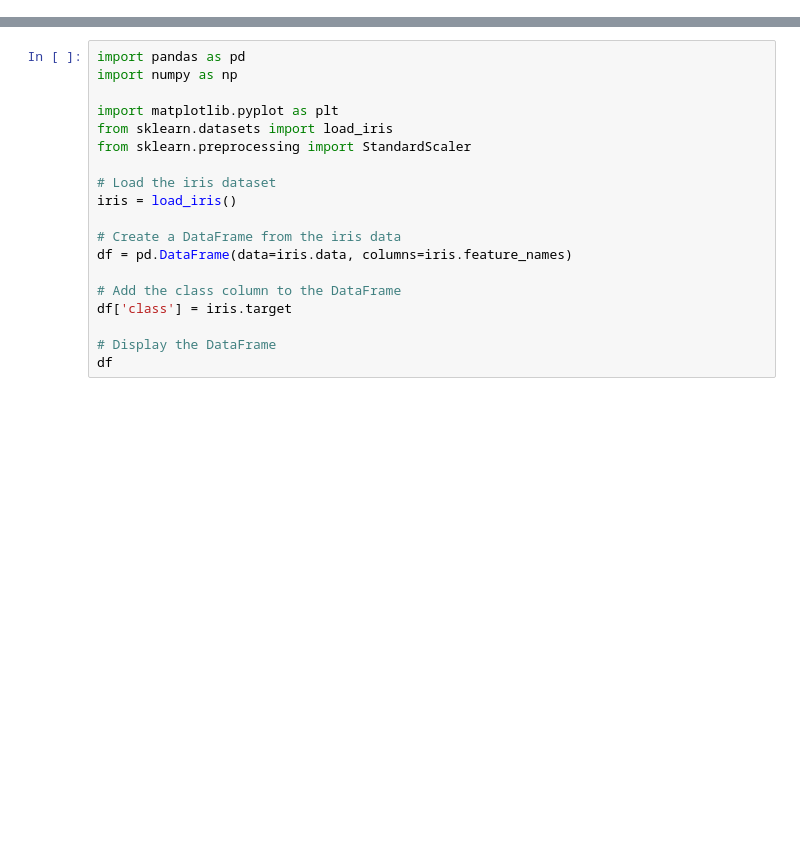
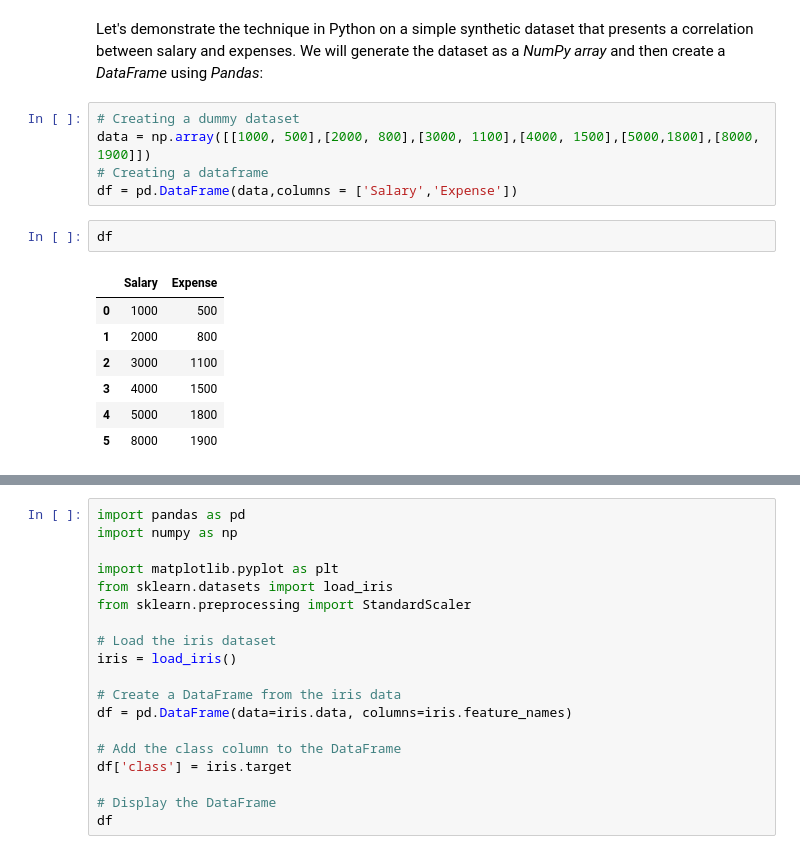
Before and after one commit to KalinaMarkova/Math-for-Developers-Course, a Jupyter notebook: 08. Exam Project/Draft.ipynb, the cells around one changed output, grey strips where cells are left out. Drawn from its saved outputs; the diff is of its cells as text; blank space fills up the shorter version.

```diff
--- a/08. Exam Project/Draft.ipynb
+++ b/08. Exam Project/Draft.ipynb
@@ -19,0 +48,17 @@ Selecting inputs, which involves reducing the number of inputs, is an evident st
+# %% [markdown]
+Let's demonstrate the technique in Python on a simple synthetic dataset that presents a correlation between salary and expenses. We will generate the dataset as a *NumPy array* and then create a *DataFrame* using *Pandas*:
+# %%
+# Creating a dummy dataset
+data = np.array([[1000, 500],[2000, 800],[3000, 1100],[4000, 1500],[5000,1800],[8000, 1900]])
+# Creating a dataframe
+df = pd.DataFrame(data,columns = ['Salary','Expense'])
+# %%
+df
+# %% [output]
+|  | Salary | Expense |
+| 0 | 1000 | 500 |
+| 1 | 2000 | 800 |
+| 2 | 3000 | 1100 |
+| 3 | 4000 | 1500 |
+| 4 | 5000 | 1800 |
+| 5 | 8000 | 1900 |
```
Also changed, not shown: parts of 9 cells of this notebook.
